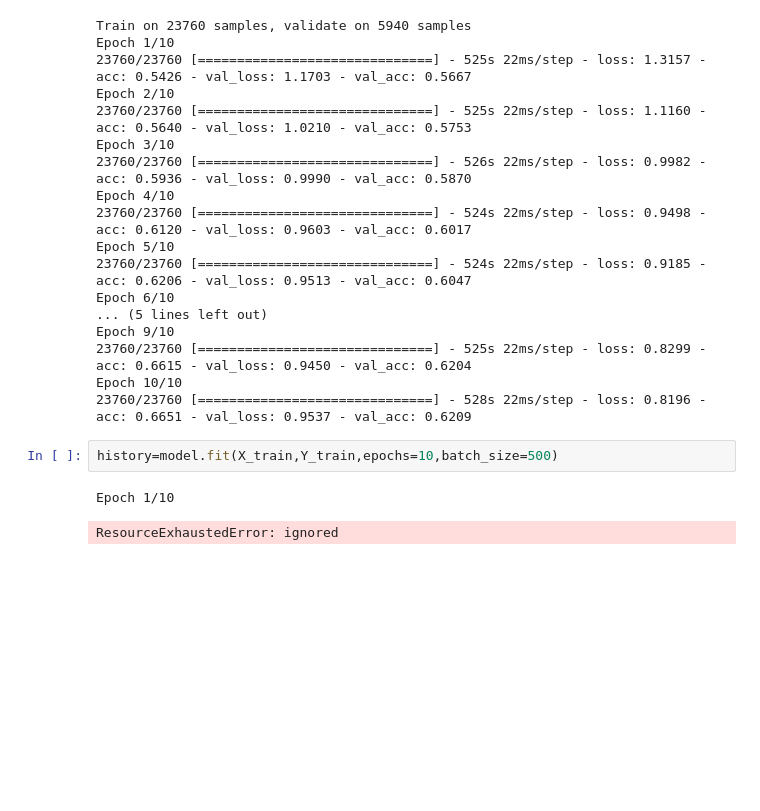
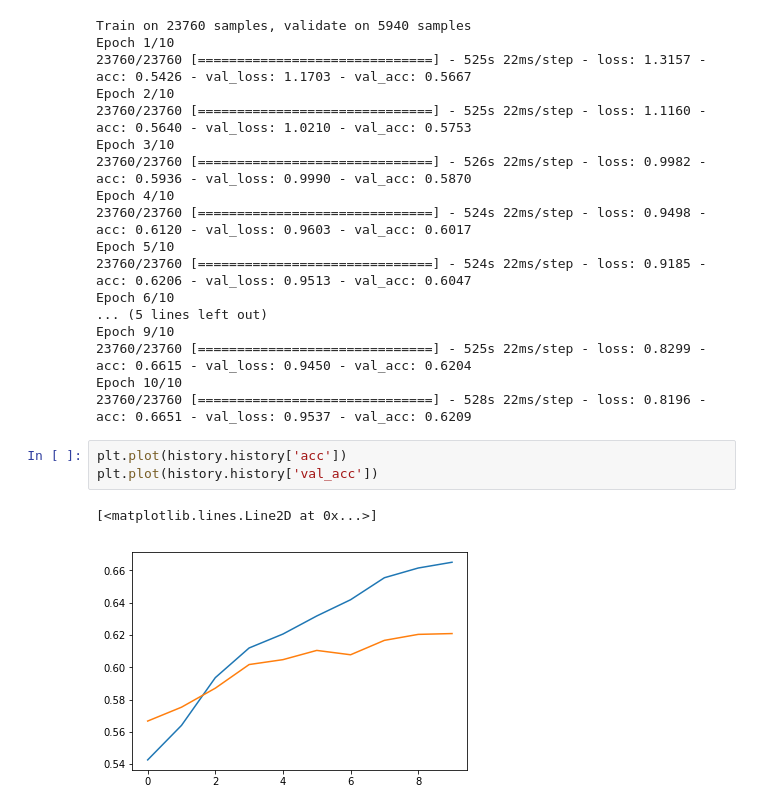
Before and after one commit to AnirbanMukherjeeXD/amazon-sentiment-analysis, a Jupyter notebook: LSTM_30_Sentiment_Analysis.ipynb, the cells around one changed output. Drawn from its saved outputs; the diff is of its cells as text; blank space fills up the shorter version.

```diff
--- a/LSTM_30_Sentiment_Analysis.ipynb
+++ b/LSTM_30_Sentiment_Analysis.ipynb
@@ -247,10 +302,11 @@ Epoch 9/10
 23760/23760 [==============================] - 525s 22ms/step - loss: 0.8299 - acc: 0.6615 - val_loss: 0.9450 - val_acc: 0.6204
 Epoch 10/10
 23760/23760 [==============================] - 528s 22ms/step - loss: 0.8196 - acc: 0.6651 - val_loss: 0.9537 - val_acc: 0.6209
-# %%
-history=model.fit(X_train,Y_train,epochs=10,batch_size=500)
-# %% [output]
-Epoch 1/10
-ResourceExhaustedError: ignored
+# %%
+plt.plot(history.history['acc'])
+plt.plot(history.history['val_acc'])
+# %% [output]
+[<matplotlib.lines.Line2D at 0x...>]
+[figure, added]
 # %%
 plt.plot(history.history['loss'])
```
Also changed, not shown: parts of 7 cells of this notebook.
